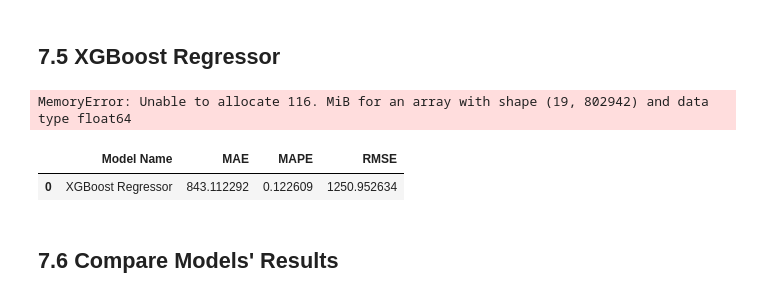
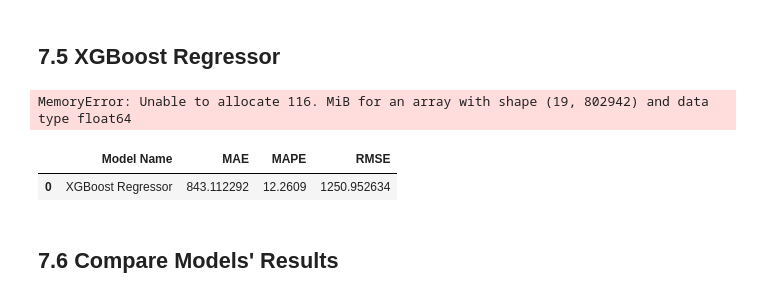
Before and after one commit to joaomacedoDS/Predict_Time_Series_Test, a Jupyter notebook: m09_store_sales_prediction.ipynb, the cells around one changed output. Saved outputs shown, nothing was run; the diff lists cells and outputs as text; code cells hidden in the pictures.

```diff
--- a/m09_store_sales_prediction.ipynb
+++ b/m09_store_sales_prediction.ipynb
@@ -1177,15 +1188,15 @@ MemoryError: Unable to allocate 116. MiB for an array with shape (19, 802942) an
 # %%
 #Reapplying the result run by another machine
 xgb_result = pd.DataFrame({'Model Name':'XGBoost Regressor',
                          'MAE':843.112292,
-                          'MAPE':0.122609,
+                          'MAPE':0.122609*100,
                           'RMSE': 1250.952634}, index=[0])
 
 
 xgb_result
 # %% [output]
 |  | Model Name | MAE | MAPE | RMSE |
-| 0 | XGBoost Regressor | 843.112292 | 0.122609 | 1250.952634 |
+| 0 | XGBoost Regressor | 843.112292 | 12.2609 | 1250.952634 |
 # %% [markdown]
 ## 7.6 Compare Models' Results
 # %%
```
Also changed, not shown: parts of 28 cells of this notebook.
